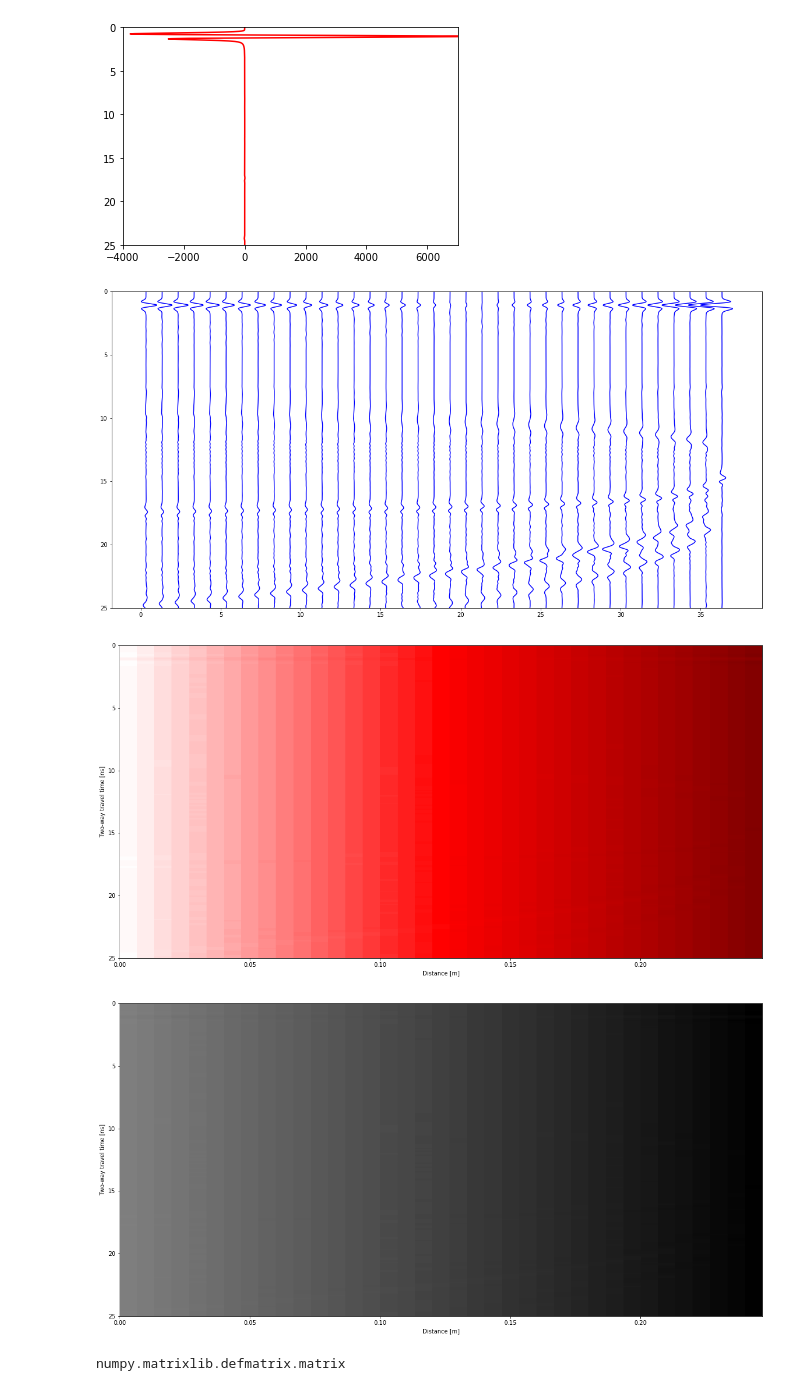
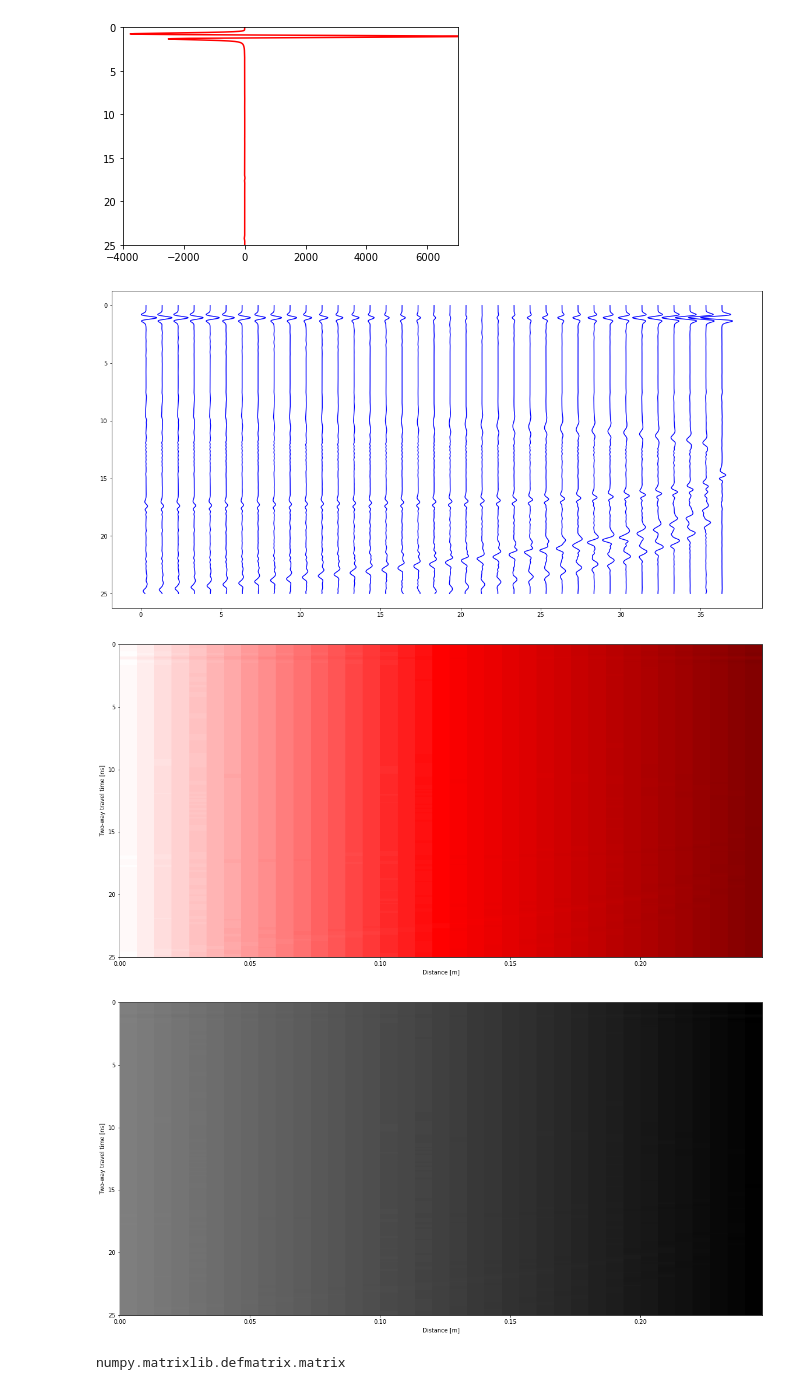
Before and after one commit to Chouzekriterres/Kriterres, a Jupyter notebook: TESTS_CLEM/Test_plot_radargram.ipynb, the cells around one changed output. Cells and saved outputs as stored; diff of their text form; code cells hidden in the pictures.

```diff
--- a/TESTS_CLEM/Test_plot_radargram.ipynb
+++ b/TESTS_CLEM/Test_plot_radargram.ipynb
@@ -202,9 +202,12 @@ for n in range(0,c):
     maxM=np.max(M)
     M[:,n]=2*((M[:,n]-minM)/(maxM-minM))-1
     M[:,n]=M[:,n]+n
-ylim(25,0)
+#ylim(25,0)
+#figsize=(20, 10)
 #fig1=plt.figure(1)
+fig = plt.figure(num='title', figsize=(20, 10), facecolor='w', edgecolor='w')
 plt.plot(M[:,:],T, 'b') #On trace une trace au pif pour voir si ça marche
+plt.gca().invert_yaxis() #On renverse l'axe des y
 #plt.axis([-1, 2, 25, 0]) #Donner les bornes du graphe
 plt.show()
 
@@ -218,34 +221,34 @@ image = Image.fromarray(M_img)
 #max_dim = max(size(image))
 #factor = 1
 #side = int(max_dim*factor)
 #resized_image = image.resize((side, side), Image.ANTIALIAS)
 #arr = np.asarray(image)
 #plt.imshow(arr, cmap='gray')
 r_image=image.resize((1000,1000))
 #r_image.show()
 plot_radargram(M,dx_dt,'Titre')
 
 #Tests ci-dessous pour bricoler la fonction plot-radargram
 
 def plot_radargram (data, dx_dt, title):
 
 	""" Plot B-scan """
 
 	dx, dt = dx_dt
 	samples, traces = data.shape
 	t = np.linspace(0, 1, samples) * (samples * dt)
 	x = np.linspace(0, 1, traces) * (traces * dx)
 
 	fig = plt.figure(num=title, figsize=(20, 10), facecolor='w', edgecolor='w')
 	plt.imshow(data, extent=[np.amin(x), np.amax(x), np.amax(t), np.amin(t)], interpolation='nearest', aspect='auto', cmap='binary', vmin=-np.amax(abs(data)), vmax=np.amax(abs(data)))
 	plt.xlabel('Distance [m]')
 	plt.ylabel('Two-way travel time [ns]')
 
 	plt.show()
 
 plot_radargram(M,dx_dt,'Titre')
 # %% [output]
-[figure, old version]
+[figure, new version]
 [figure]
 [figure]
 # %%
```
Also changed, not shown: 1 other file.
